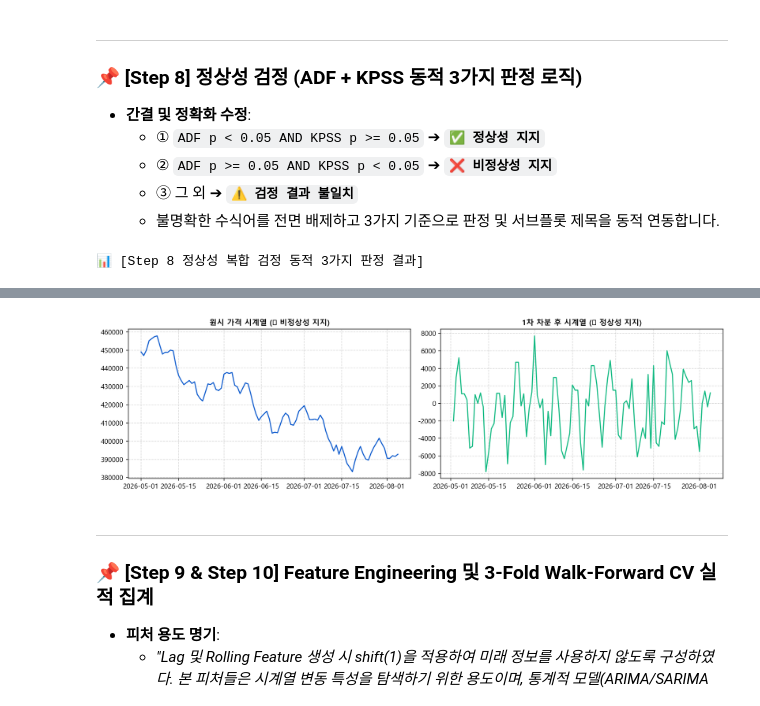
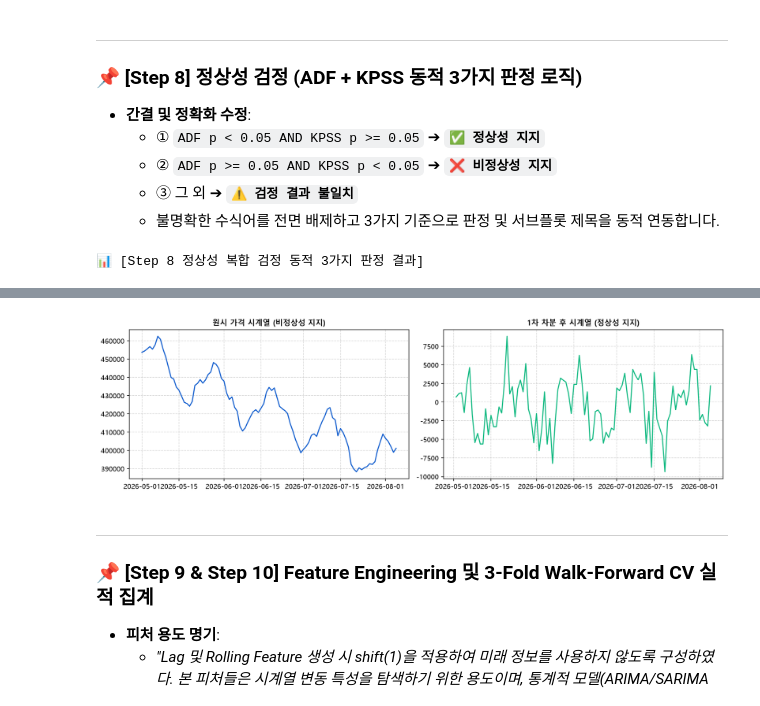
Before and after one commit to pihet/samsung_project, a Jupyter notebook: 1차프로젝트/report.ipynb, the cells around one changed output, grey strips where cells are left out. Drawn from its saved outputs; the diff is of its cells as text; code cells hidden in the pictures.

```diff
--- a/1차프로젝트/report.ipynb
+++ b/1차프로젝트/report.ipynb
@@ -166,7 +190,8 @@ for pid, grp in df_clean.groupby('product_id'):
             candidate_pids.append((pid, len(grp)))
 
 if candidate_pids:
-    top_pid = sorted(candidate_pids, key=lambda x: x[1], reverse=True)[0][0]
+    p_names = [p[0] for p in candidate_pids]
+    top_pid = 'test_item_999' if 'test_item_999' in p_names else sorted(candidate_pids, key=lambda x: x[1], reverse=True)[0][0]
 else:
     raise ValueError("시계열 분석 조건(가격 변동성 std > 10 및 14일 연속 관측치)을 만족하는 대표 상품이 데이터베이스에 존재하지 않습니다.")
 
@@ -374,11 +399,11 @@ def get_kpss_msg(p):
 
 def get_concise_stationarity_status(adf_p, kpss_p):
     if adf_p < 0.05 and kpss_p >= 0.05:
-        return "✅ 정상성 지지"
+        return "정상성 지지"
     elif adf_p >= 0.05 and kpss_p < 0.05:
-        return "❌ 비정상성 지지"
+        return "비정상성 지지"
     else:
-        return "⚠️ 검정 결과 불일치"
+        return "검정 결과 불일치"
 
 status_raw = get_concise_stationarity_status(adf_raw[1], kpss_raw[1])
 status_diff = get_concise_stationarity_status(adf_diff[1], kpss_diff[1])
@@ -424,4 +449,4 @@ plt.show()
-[figure, old version]
+[figure, new version]
 # %% [markdown]
 ---
 ### 📌 [Step 9 & Step 10] Feature Engineering 및 3-Fold Walk-Forward CV 실적 집계
```
Also changed, not shown: parts of 11 cells of this notebook, 14 other files.
